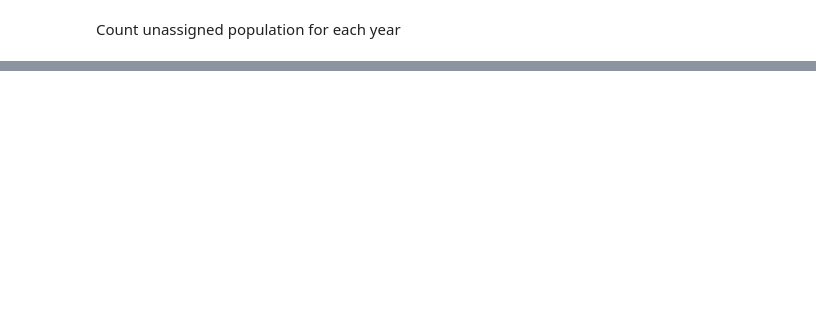
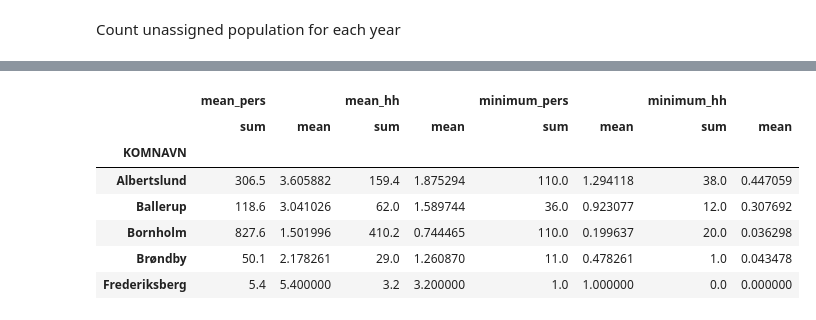
Before and after one commit to abjer/privacy_spatial, a Jupyter notebook: step_3_analyze_and_output.ipynb, the cells around one changed output, grey strips where cells are left out. Cells and saved outputs as stored; diff of their text form; code cells hidden in the pictures; blank space fills up the shorter version.

```diff
--- a/step_3_analyze_and_output.ipynb
+++ b/step_3_analyze_and_output.ipynb
@@ -288,0 +325,14 @@ pop_unassigned.plot.hist(bins=500,range=[0,100])
+# %%
+kominfo[~kominfo[cell_label].isin(is_assigned)]\
+.groupby(['KOMNAVN'])\
+[mean_cols+minimum_cols]\
+.agg(['sum', 'mean'])
+# %% [output]
+|  | mean_pers |  | mean_hh |  | minimum_pers |  | minimum_hh |  |
+|  | sum | mean | sum | mean | sum | mean | sum | mean |
+| KOMNAVN |  |  |  |  |  |  |  |  |
+| Albertslund | 306.5 | 3.605882 | 159.4 | 1.875294 | 110.0 | 1.294118 | 38.0 | 0.447059 |
+| Ballerup | 118.6 | 3.041026 | 62.0 | 1.589744 | 36.0 | 0.923077 | 12.0 | 0.307692 |
+| Bornholm | 827.6 | 1.501996 | 410.2 | 0.744465 | 110.0 | 0.199637 | 20.0 | 0.036298 |
+| Brøndby | 50.1 | 2.178261 | 29.0 | 1.260870 | 11.0 | 0.478261 | 1.0 | 0.043478 |
+| Frederiksberg | 5.4 | 5.400000 | 3.2 | 3.200000 | 1.0 | 1.000000 | 0.0 | 0.000000 |
```
Also changed, not shown: parts of 25 cells of this notebook, 17 other files.
